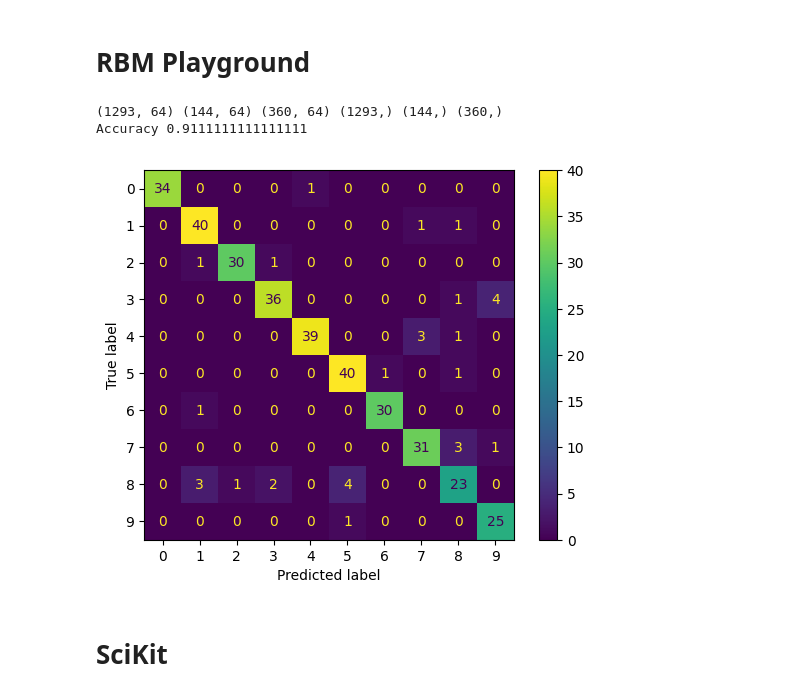
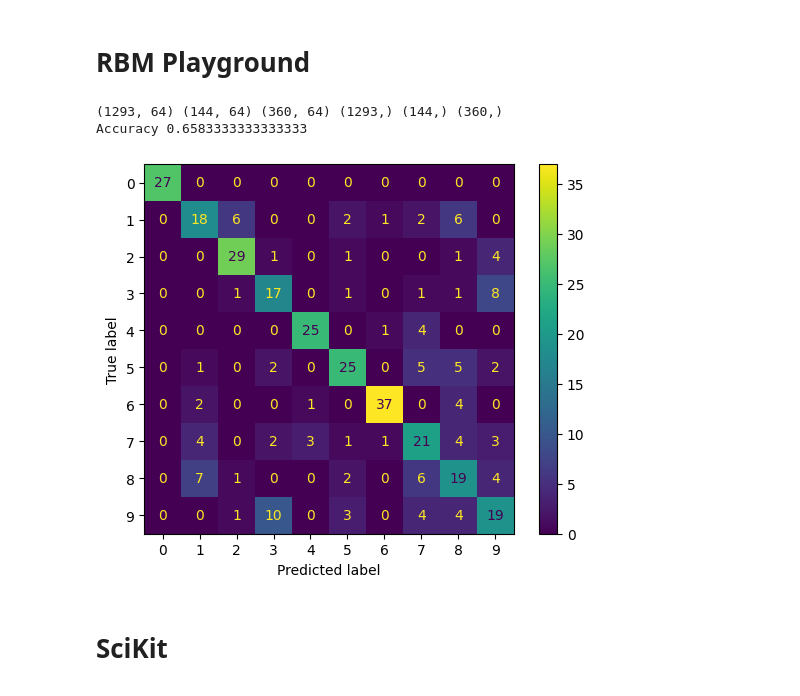
Before and after one commit to alaricespina/Thesis-Repository, a Jupyter notebook: Final Model Files/AlgorithmTesting.ipynb, the cells around one changed output. Cells and saved outputs as stored; diff of their text form; code cells hidden in the pictures.

```diff
--- a/Final Model Files/AlgorithmTesting.ipynb
+++ b/Final Model Files/AlgorithmTesting.ipynb
@@ -173,43 +170,43 @@ print(X_train.shape, X_valid.shape, X_test.shape, y_train.shape, y_valid.shape,
 
 # print("Before RBM: ", X_train[0])
 
 pipe = Pipeline([
-    # ("mms1", MinMaxScaler()),
-    # ("rbm1", BernoulliRBM(n_components=128, learning_rate = 0.1, n_iter = 10, verbose = True)),
-    # ("mms2", MinMaxScaler()),
-    # ("rbm2", BernoulliRBM(n_components=192, learning_rate = 0.1, n_iter = 10, verbose = True)),
-    # ("mms3", MinMaxScaler()),
-    # ("rbm3", BernoulliRBM(n_components=256, learning_rate = 0.1, n_iter = 10, verbose = True)),
+    ("mms1", MinMaxScaler()),
+    ("rbm1", BernoulliRBM(n_components=640, learning_rate = 0.1, n_iter = 100, verbose = False, random_state = 0)),
+    ("mms2", MinMaxScaler()),
+    ("rbm2", BernoulliRBM(n_components=640, learning_rate = 0.1, n_iter = 100, verbose = False, random_state = 0)),
+    ("mms3", MinMaxScaler()),
+    ("rbm3", BernoulliRBM(n_components=640, learning_rate = 0.1, n_iter = 100, verbose = False, random_state = 0)),
     ("mms4", MinMaxScaler()),
-    ("rbm4", BernoulliRBM(n_components=128, learning_rate = 0.1, n_iter = 20, verbose = False, random_state = 0)),
+    ("rbm4", BernoulliRBM(n_components=640, learning_rate = 0.1, n_iter = 100, verbose = False, random_state = 0)),
     ("mms5", MinMaxScaler()),
-    ("rbm5", BernoulliRBM(n_components=64, learning_rate = 0.1, n_iter = 10, verbose = False, random_state = 0)),
+    ("rbm5", BernoulliRBM(n_components=640, learning_rate = 0.1, n_iter = 100, verbose = False, random_state = 0)),
     ("final_classifier", RandomForestClassifier(random_state = 0))
 ])
 # print("After RBM: ",X_train[0])
 pipe.fit(X_train, y_train)
 y_pred = pipe.predict(X_test)
 
 print("Accuracy", accuracy_score(y_test, y_pred))
 
 r_cm = confusion_matrix(y_test, y_pred)
 disp = ConfusionMatrixDisplay(confusion_matrix = r_cm)
 
 disp.plot()
 plt.show()
 
 # .91, .90, .91 -128, 10
 # .89, .88, .90 -256, 10
 # .93, .91, .90 -64, 10
 # .89, .89, .92 -32, 10
 # .85, .85, .85 -64, 64, (10)
 # .86, .86, .86 -64, 64, (10)
 # .88, .91, .87 -64, 64, (10, 20)
 # .91, .91,
 # %% [output]
 (1293, 64) (144, 64) (360, 64) (1293,) (144,) (360,)
-Accuracy 0.9111111111111111
+Accuracy 0.6583333333333333
-[figure, old version]
+[figure, new version]
 # %% [markdown]
 # SciKit
 # %%
```
Also changed, not shown: parts of 21 cells of this notebook, 19 other files.
